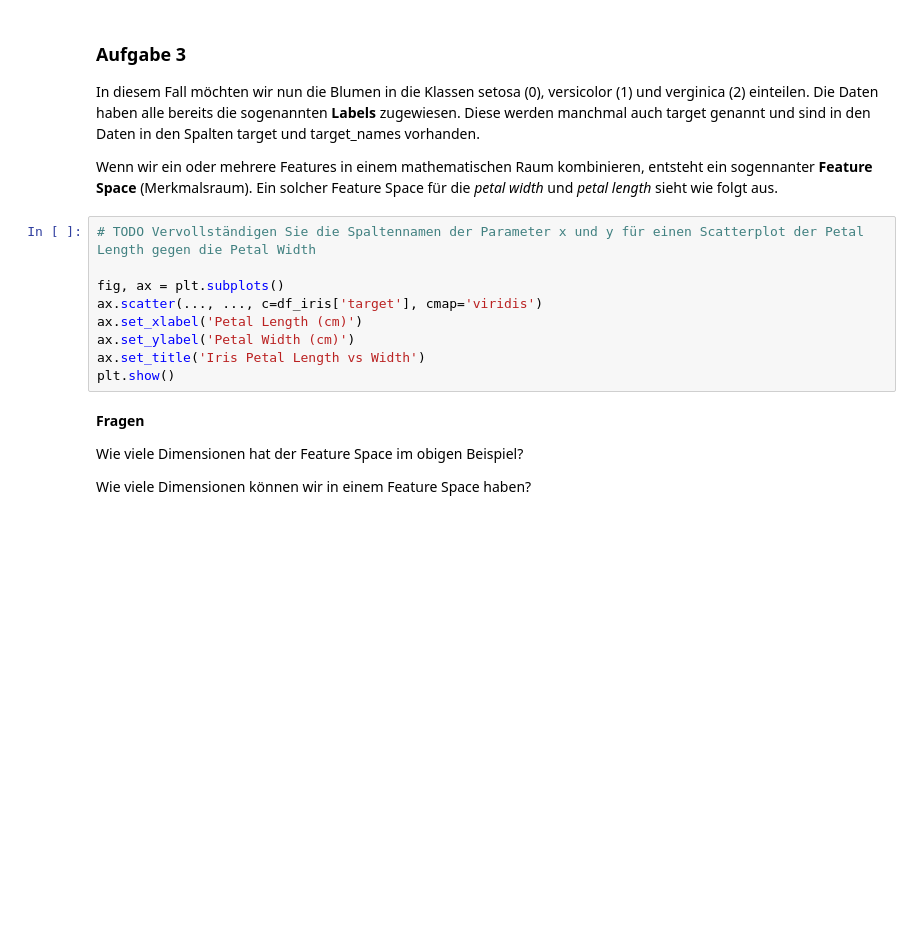
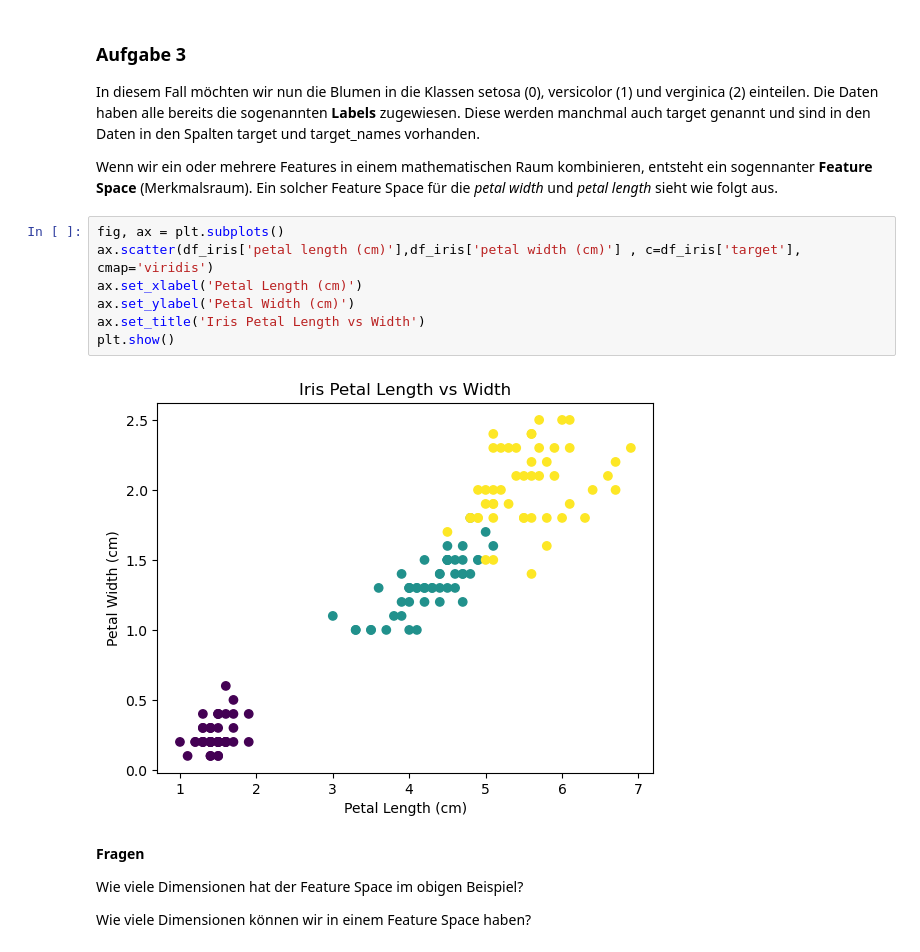
Before and after one commit to RouLee/praktikum_II_EF, a Jupyter notebook: 03_Machine_Learning_Intro.ipynb, the cells around one changed output. Drawn from its saved outputs; the diff is of its cells as text; blank space fills up the shorter version.

```diff
--- a/03_Machine_Learning_Intro.ipynb
+++ b/03_Machine_Learning_Intro.ipynb
@@ -70,14 +76,14 @@ In diesem Fall möchten wir nun die Blumen in die Klassen setosa (0), versicolor
 Wenn wir ein oder mehrere Features in einem mathematischen Raum kombinieren, entsteht ein sogennanter **Feature Space** (Merkmalsraum).
 Ein solcher Feature Space für die *petal width* und *petal length* sieht wie folgt aus.
 # %%
-# TODO Vervollständigen Sie die Spaltennamen der Parameter x und y für einen Scatterplot der Petal Length gegen die Petal Width
-
 fig, ax = plt.subplots()
-ax.scatter(..., ..., c=df_iris['target'], cmap='viridis')
+ax.scatter(df_iris['petal length (cm)'],df_iris['petal width (cm)'] , c=df_iris['target'], cmap='viridis')
 ax.set_xlabel('Petal Length (cm)')
 ax.set_ylabel('Petal Width (cm)')
 ax.set_title('Iris Petal Length vs Width')
 plt.show()
+# %% [output]
+[figure, added]
 # %% [markdown]
 
 **Fragen**
```
Also changed, not shown: parts of 5 cells of this notebook.
